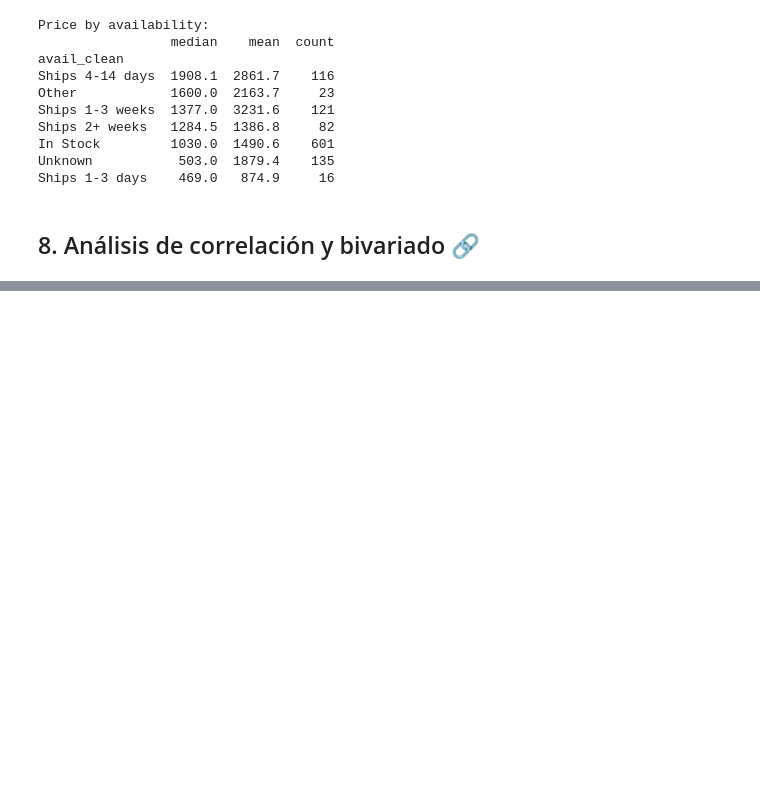
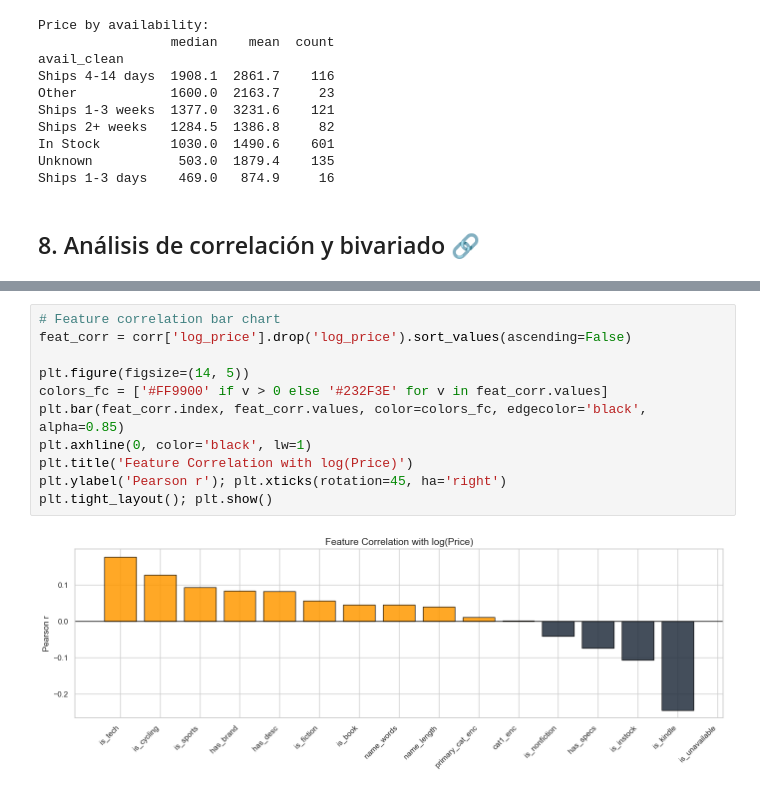
Before and after one commit to Miche1512/9AIEVND-ADND-Practicas-230091, a Jupyter notebook: Practica04/Practica04-230091.ipynb, the cells around one changed output, grey strips where cells are left out. Saved outputs shown, nothing was run; the diff lists cells and outputs as text; blank space fills up the shorter version.

```diff
--- a/Practica04/Practica04-230091.ipynb
+++ b/Practica04/Practica04-230091.ipynb
@@ -633,0 +677,13 @@ Ships 1-3 days    469.0   874.9     16
+# %%
+# Feature correlation bar chart
+feat_corr = corr['log_price'].drop('log_price').sort_values(ascending=False)
+
+plt.figure(figsize=(14, 5))
+colors_fc = ['#FF9900' if v > 0 else '#232F3E' for v in feat_corr.values]
+plt.bar(feat_corr.index, feat_corr.values, color=colors_fc, edgecolor='black', alpha=0.85)
+plt.axhline(0, color='black', lw=1)
+plt.title('Feature Correlation with log(Price)')
+plt.ylabel('Pearson r'); plt.xticks(rotation=45, ha='right')
+plt.tight_layout(); plt.show()
+# %% [output]
+[figure, added]
```
Also changed, not shown: parts of 3 cells of this notebook.
